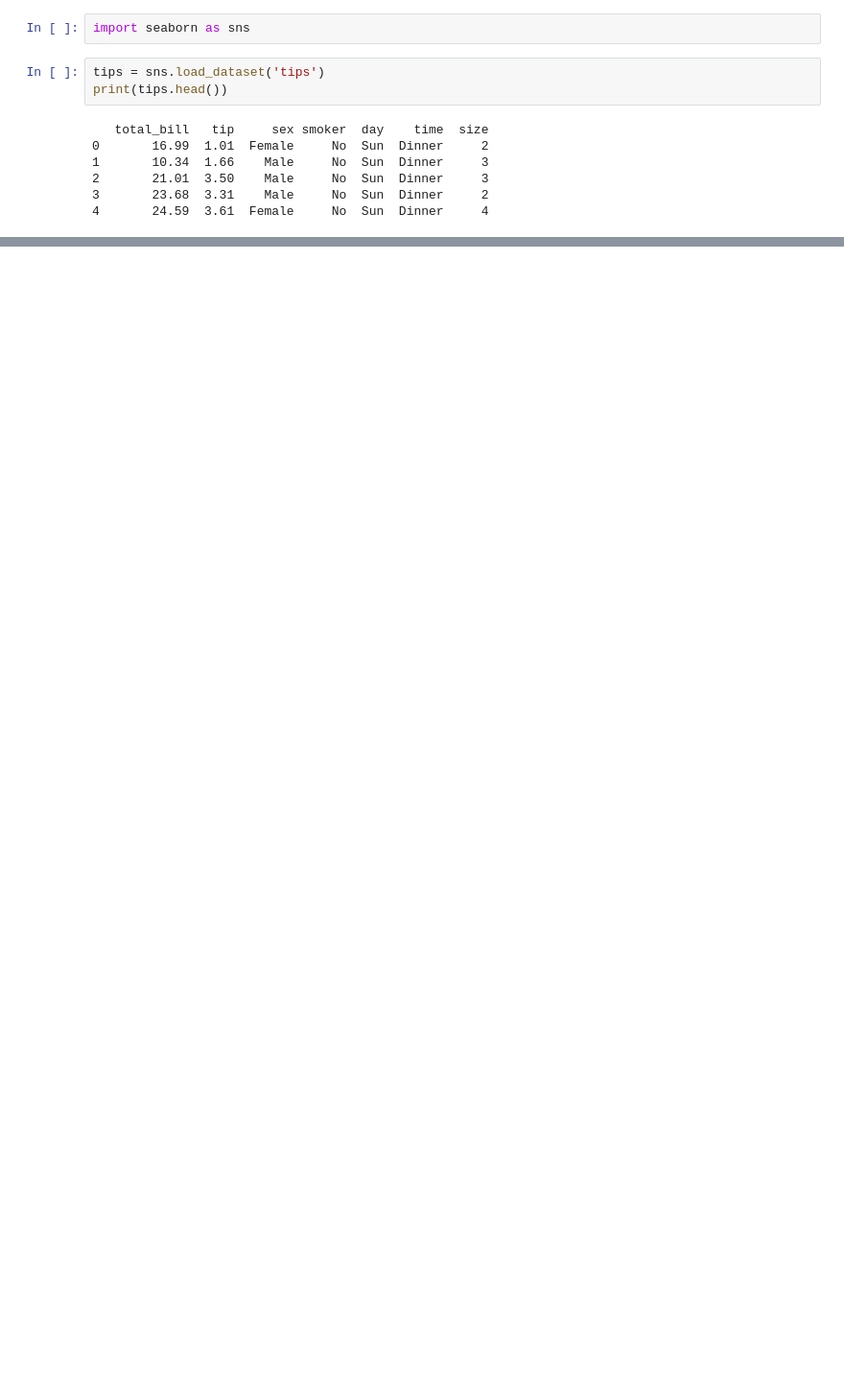
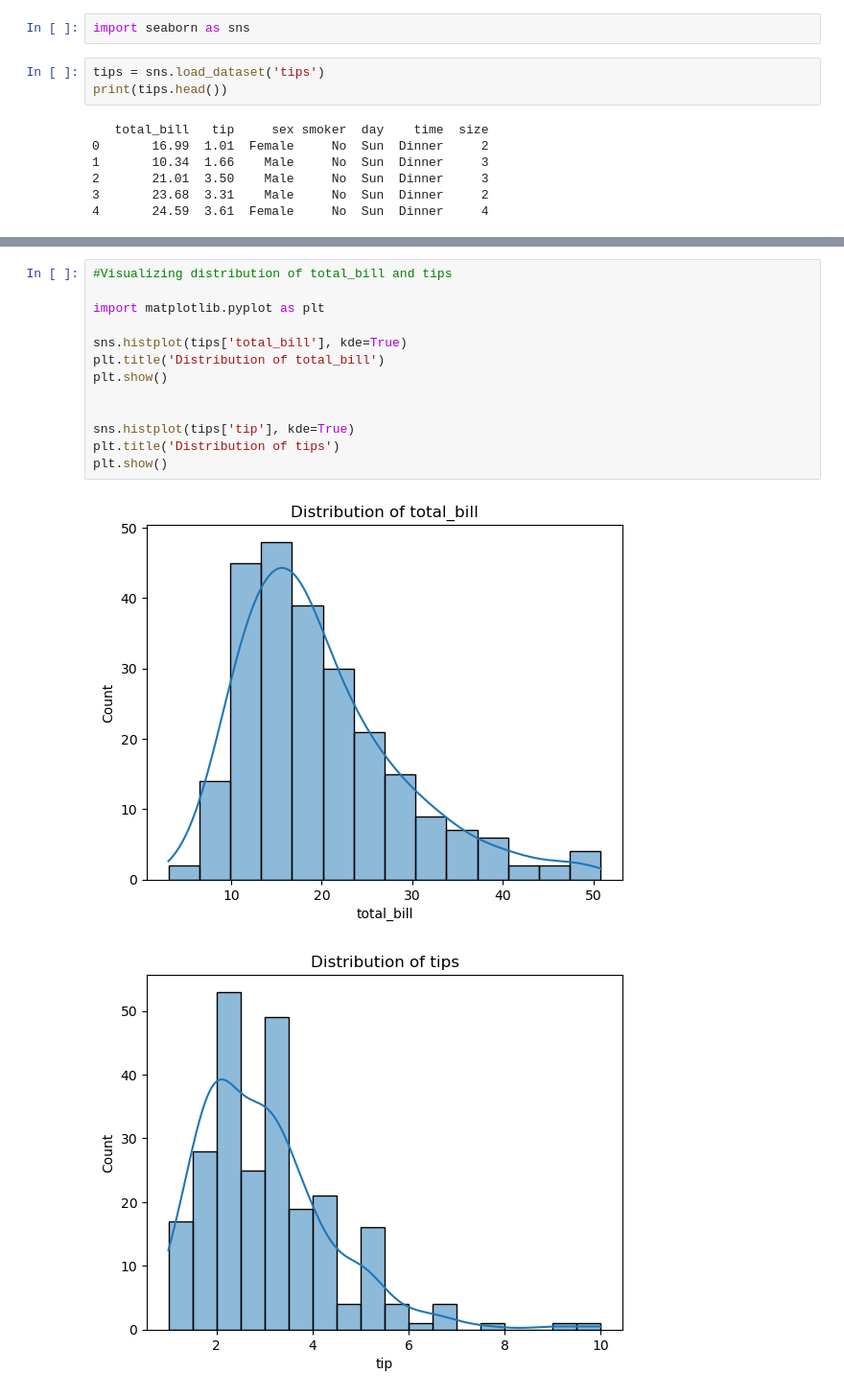
Before and after one commit to hina42/data_analysis, a Jupyter notebook: tips_data_analysis.ipynb, the cells around one changed output, grey strips where cells are left out. Shown: that part at 96% size. Cells and saved outputs as stored; diff of their text form; blank space fills up the shorter version.

```diff
--- a/tips_data_analysis.ipynb
+++ b/tips_data_analysis.ipynb
@@ -29,0 +55,16 @@ memory usage: 7.4 KB
+# %%
+#Visualizing distribution of total_bill and tips
+
+import matplotlib.pyplot as plt
+
+sns.histplot(tips['total_bill'], kde=True)
+plt.title('Distribution of total_bill')
+plt.show()
+
+
+sns.histplot(tips['tip'], kde=True)
+plt.title('Distribution of tips')
+plt.show()
+# %% [output]
+[figure, added]
+[figure, added]
```
Also changed, not shown: parts of 16 cells of this notebook.
